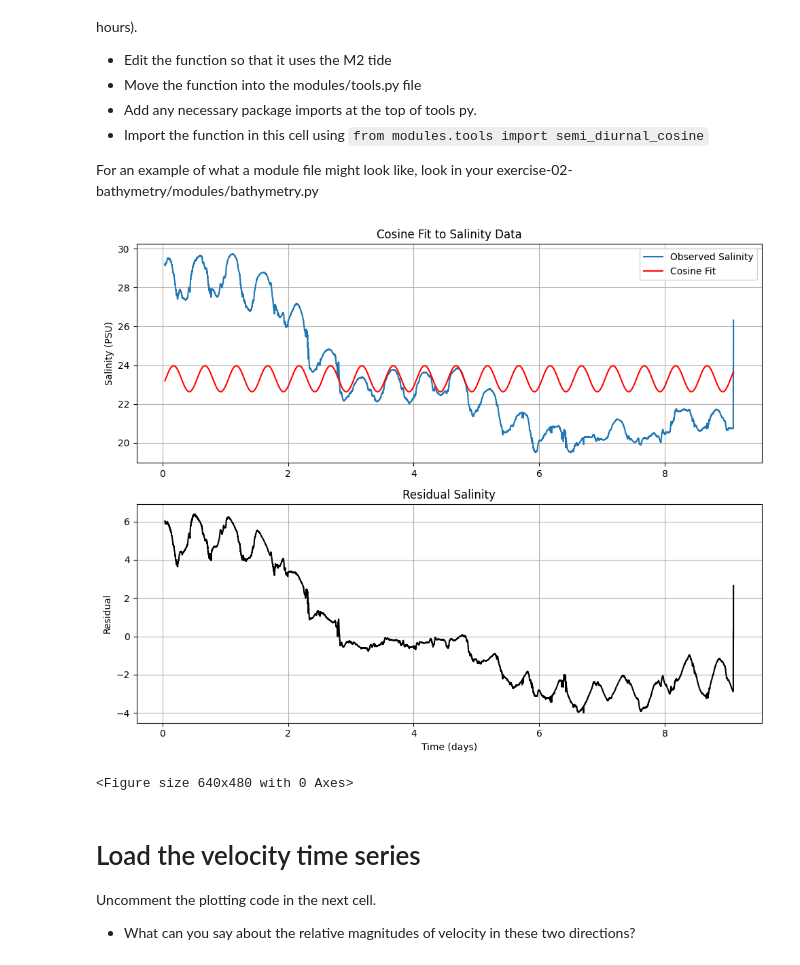
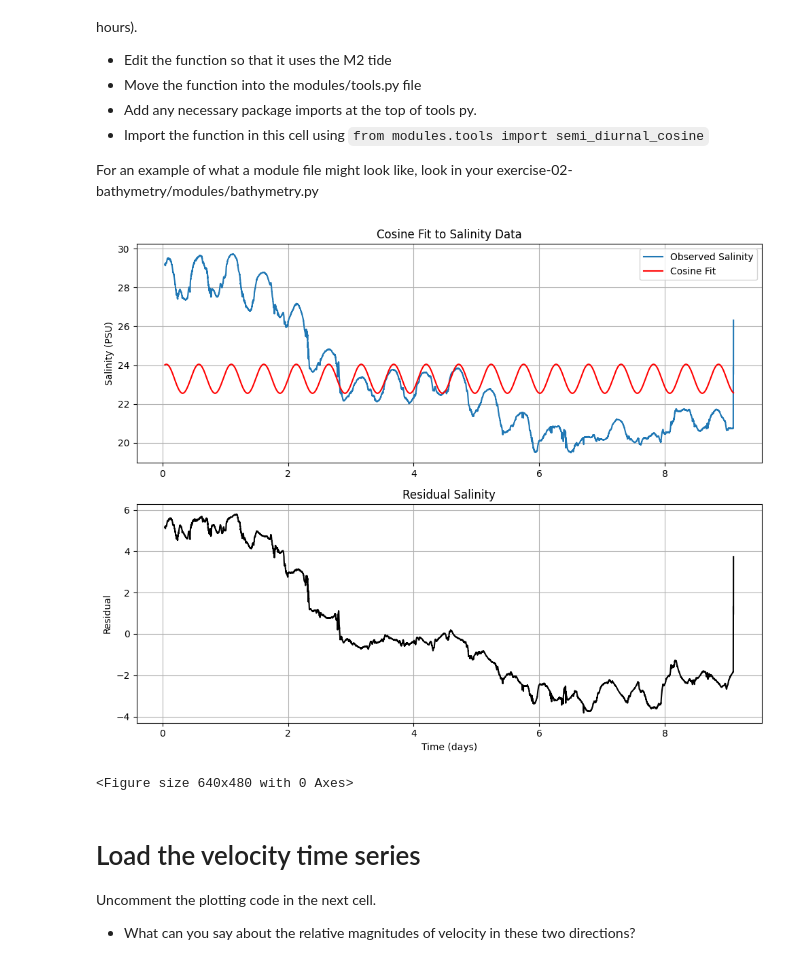
Before and after one commit to ifmeo-courses/messfern-3-time-series-momo23574, a Jupyter notebook: src/assignment.ipynb, the cells around one changed output. Saved outputs shown, nothing was run; the diff lists cells and outputs as text; code cells hidden in the pictures.

```diff
--- a/src/assignment.ipynb
+++ b/src/assignment.ipynb
@@ -202,15 +202,17 @@ Below, there is a function to calculate a semidiurnal cosine fit.  It's written
 For an example of what a module file might look like, look in your exercise-02-bathymetry/modules/bathymetry.py
 # %%
 # Define the cosine function with a period of the S2 lunar tide (12 hours)
-def semi_diurnal_cosine(t, amplitude, phase, offset):
-    period = 12 / 24  # Convert hours to days
-    return amplitude * np.cos(2 * np.pi * t / period + phase) + offset
+#def semi_diurnal_cosine(t, amplitude, phase, offset):
+   # period = 12 / 24  # Convert hours to days
+   # return amplitude * np.cos(2 * np.pi * t / period + phase) + offset
 
 # TODO: Update this function for the M2 lunar tide and MOVE the function into modules/tools.py
 # Then you will need to: restart your kernel and import the function here as
 # from modules.tools import semi_diurnal_cosine
 # You will get an error because at the top of tools.py, you'll also need to import the numpy package as np
 
+
+from modules.tools import semi_diurnal_cosine
 
 
 # Extract salinity data for a specific mooring (e.g., Mooring 1)
@@ -247,34 +249,34 @@ residual_salinity = salinity_data - fitted_salinity # Add your code here
 plt.figure(figsize=(10, 8))
 
 # TODO: Add subplot 1 - original data and fitted curve
 plt.subplot(2, 1, 1)
 # Add your plotting code here
 # Subplot 1 - original data and fitted curve
 plt.subplot(2, 1, 1)
 
 plt.plot(time_in_days, salinity_data, label='Observed Salinity')
 plt.plot(time_in_days, fitted_salinity, color='red', label='Cosine Fit')
 
 plt.ylabel('Salinity (PSU)')
 plt.title('Cosine Fit to Salinity Data')
 plt.legend()
 plt.grid(True)
 # TODO: Add subplot 2 - residuals
 plt.subplot(2, 1, 2)
 # Add your plotting code here
 plt.plot(time_in_days, residual_salinity, color = 'black', label= 'Residual')
 plt.xlabel('Time (days)')
 plt.ylabel('Residual')
 plt.title('Residual Salinity')
 plt.grid(True)
 
 plt.tight_layout()
 plt.show()
 
 # TODO: Save this figure using the naming convention from previous exercises
 plt.savefig(figdir + 'ex3fig1-Mako-Messfern.png')
 # %% [output]
-[figure, old version]
+[figure, new version]
 <Figure size 640x480 with 0 Axes>
 # %% [markdown]
 # Load the velocity time series
```
Also changed, not shown: parts of 3 cells of this notebook, 1 other file.
